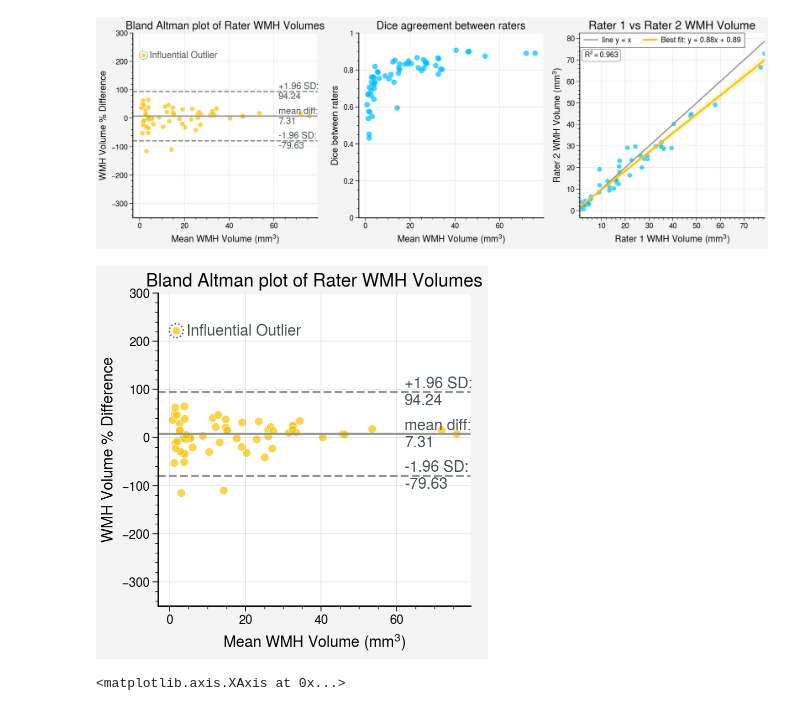
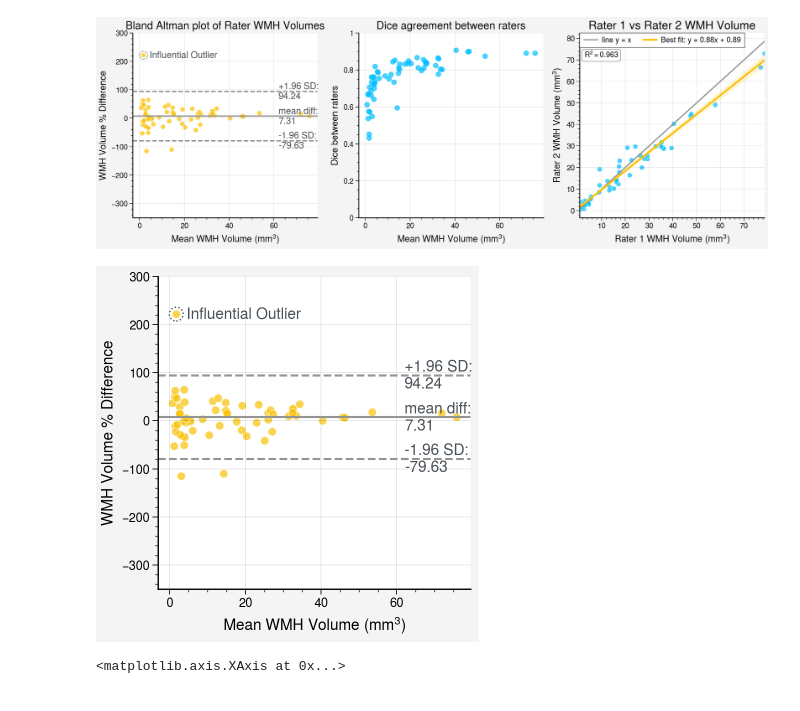
Before and after one commit to BenjaminPhi5/WMH_UQ_assessment, a Jupyter notebook: trustworthai/journal_run/interrater_experiments/plotting WMHCHal data statistics.ipynb, the cells around one changed output. Drawn from its saved outputs; the diff is of its cells as text; code cells hidden in the pictures.

```diff
--- a/trustworthai/journal_run/interrater_experiments/plotting WMHCHal data statistics.ipynb
+++ b/trustworthai/journal_run/interrater_experiments/plotting WMHCHal data statistics.ipynb
@@ -90,7 +90,7 @@ def dice_agreement_plot(ax, x, y, fontsize):
     # scatter = ax.scatter(xps, yps, facecolors='none', edgecolors='orange', linewidth=1, s=100, linestyle=':', label='Low Dice Outlier')
     # ax.legend()
 # %%
-def bland_altman_plot(ax, x, y, fontsize):
+def bland_altman_plot(ax, x, y, fontsize, title=True):
     mean = (x + y) / 2
     diff = (x - y)
     percent_diff = 100 * diff / np.minimum(x, y)
@@ -123,7 +123,8 @@ def bland_altman_plot(ax, x, y, fontsize):
             scatter = ax.scatter(m+0.1, pd-0.1, facecolors='none', edgecolors=ax_text_colour, linewidth=1, s=100, linestyle=':')
             ax.text(m + max(x) * 0.035, pd - 2, 'Influential Outlier', verticalalignment='center', horizontalalignment='left', fontsize=fontsize, c=ax_text_colour)
 
-    ax.set_title("Bland Altman plot of Rater WMH Volumes", fontsize=fontsize+2)
+    if title:
+        ax.set_title("Bland Altman plot of Rater WMH Volumes", fontsize=fontsize+2)
     ax.set_ylabel("WMH Volume % Difference", fontsize=fontsize)
     ax.set_xlabel(r"Mean WMH Volume ($mm^3$)", fontsize=fontsize)
 # %%
@@ -159,25 +160,25 @@ for ax in axs:
 # %%
 fig = pplt.figure(refwidth="25em", span=False, share=False)
 axs = fig.subplots(nrows=1, ncols=1)
 
 fontsize=11
 
 x = df["WMH1_mm3"]
 y = df["WMH2_mm3"]
-bland_altman_plot(axs[0], x, y, fontsize)
+bland_altman_plot(axs[0], x, y, fontsize, title=False)
 axs[0].set_ylim((-350, 300))
-
-fig.save("bland altman challenge.pdf")
 
 for ax in axs:
     ax.spines['top'].set_visible(False)
     ax.spines['right'].set_visible(False)
     ax.spines['left'].set_linewidth(1.)
     ax.spines['bottom'].set_linewidth(1.)
     plt.minorticks_on()
     ax.tick_params(axis='both', labelsize=fontsize-2)
+
+fig.save("bland altman challenge.pdf")
 # %% [output]
-[figure, old version]
+[figure, new version]
 # %%
 ax.xaxis
 # %% [output]
```
Also changed, not shown: 5 other files.
